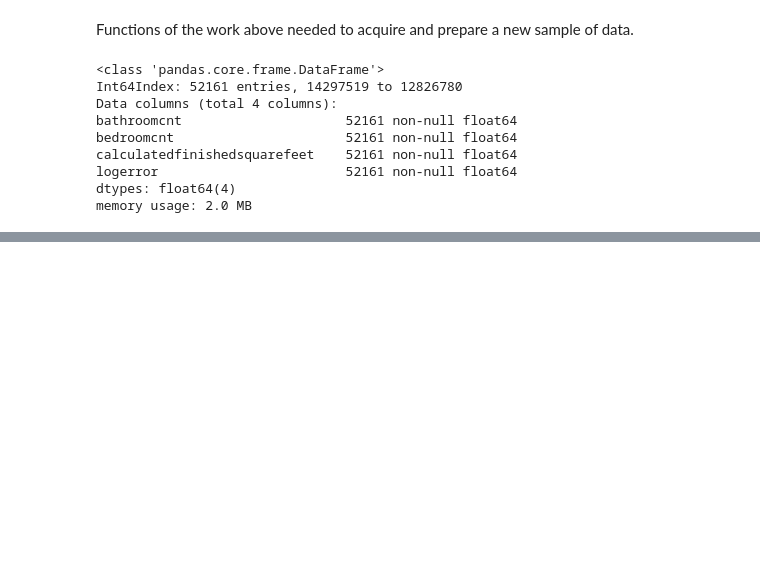
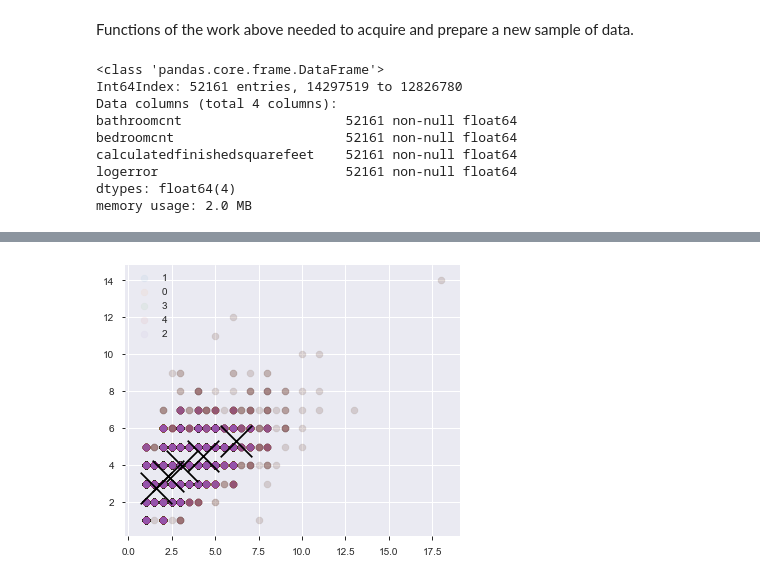
Before and after one commit to BayesEliaSantos/Bayes_P04_Zillow, a Jupyter notebook: kworking.ipynb, the cells around one changed output, grey strips where cells are left out. Saved outputs shown, nothing was run; the diff lists cells and outputs as text; code cells hidden in the pictures; blank space fills up the shorter version.

```diff
--- a/kworking.ipynb
+++ b/kworking.ipynb
@@ -351,0 +383,3 @@ memory usage: 2.0 MB
+# %%
+cf.set_kmeans_clusters(X, 5)
+X.head(15)
@@ -351,0 +404,6 @@ memory usage: 2.0 MB
+# %%
+plt.figure(figsize=(6,5))
+cf.plot_2d_clusters(X, x_col='bathroomcnt', y_col='bedroomcnt', c_col='cluster')
+plt.show()
+# %% [output]
+[figure, added]
```
Also changed, not shown: parts of 12 cells of this notebook.
